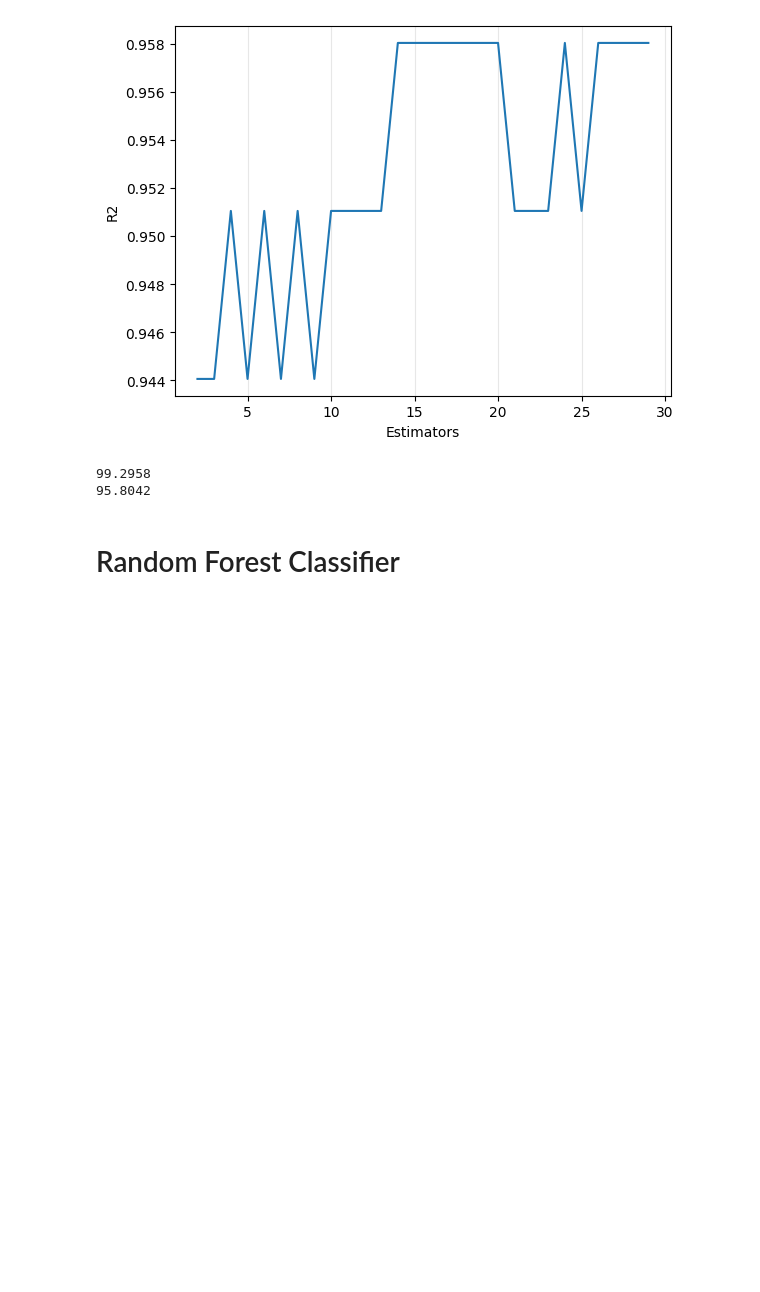
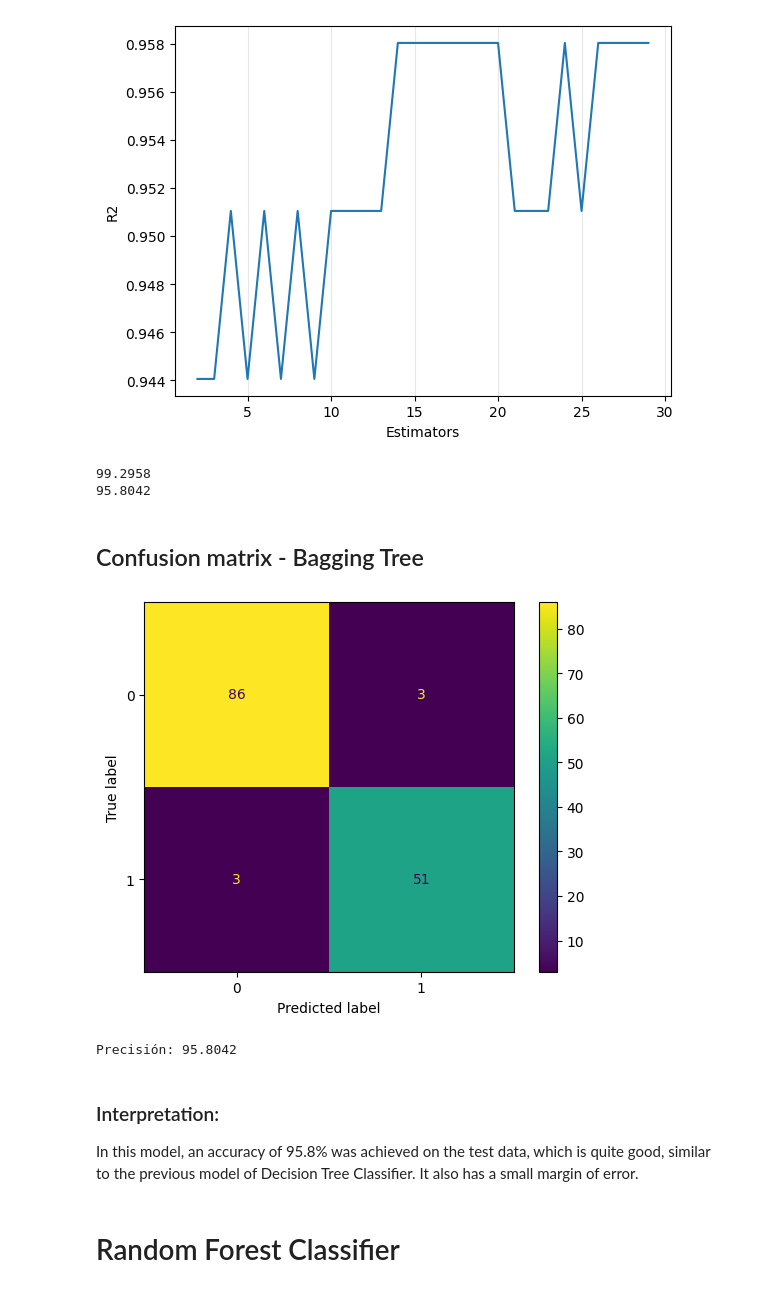
Before and after one commit to 0Kyumy0/Machine_Learning_CodingDojo, a Jupyter notebook: exerciseOnClassificationTree.ipynb, the cells around one changed output. Cells and saved outputs as stored; diff of their text form; code cells hidden in the pictures; blank space fills up the shorter version.

```diff
--- a/exerciseOnClassificationTree.ipynb
+++ b/exerciseOnClassificationTree.ipynb
@@ -145,6 +169,26 @@ print((bagclass_test_score*100).round(4))
 # %% [output]
 99.2958
 95.8042
+# %% [markdown]
+## Confusion matrix - Bagging Tree
+# %%
+predictions_bagclass = bagclass.predict(X_test)
+cm = confusion_matrix(y_test, predictions_bagclass, labels = bagclass.classes_)
+disp = ConfusionMatrixDisplay(confusion_matrix = cm, display_labels = bagclass.classes_)
+
+disp.plot()
+plt.show()
+# %% [output]
+[figure, added]
+# %%
+precision_bagclass = accuracy_score(y_test, predictions_bagclass)
+
+print("Precisión: {:.4f}".format(precision_bagclass*100))
+# %% [output]
+Precisión: 95.8042
+# %% [markdown]
+### Interpretation:
+In this model, an accuracy of 95.8% was achieved on the test data, which is quite good, similar to the previous model of Decision Tree Classifier. It also has a small margin of error.
 # %% [markdown]
 # Random Forest Classifier
 # %%
```
Also changed, not shown: parts of 11 cells of this notebook.
